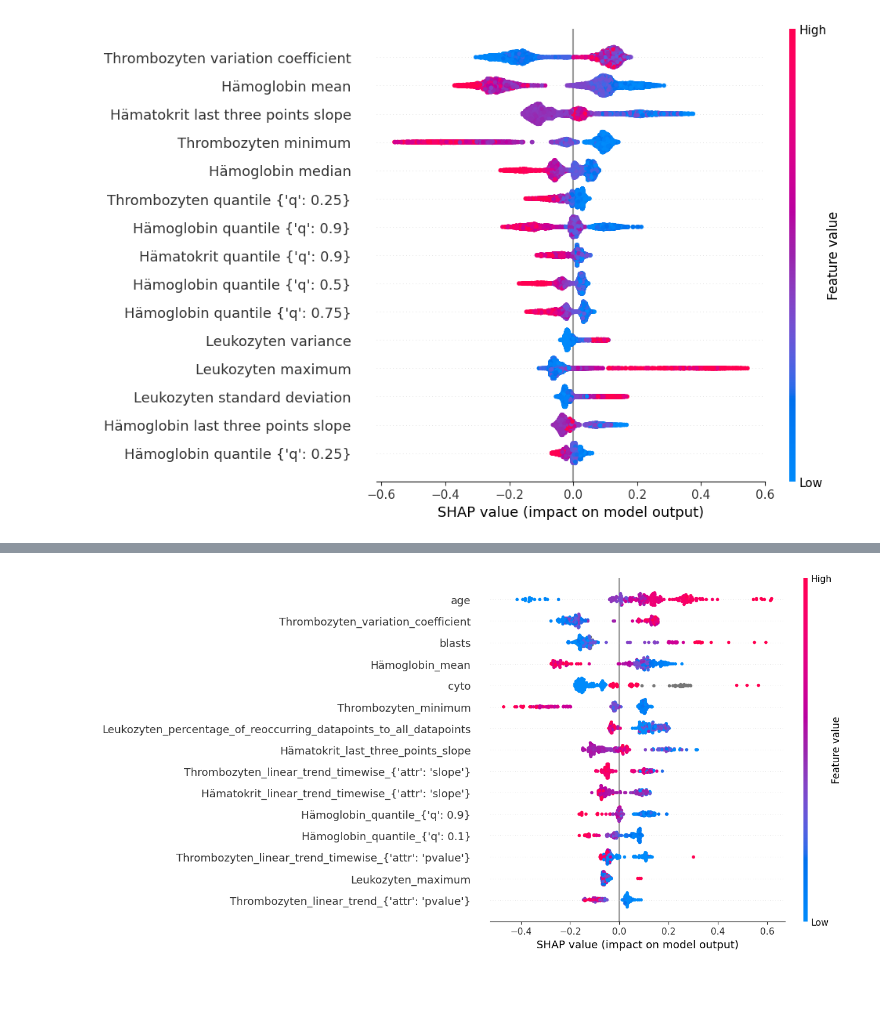
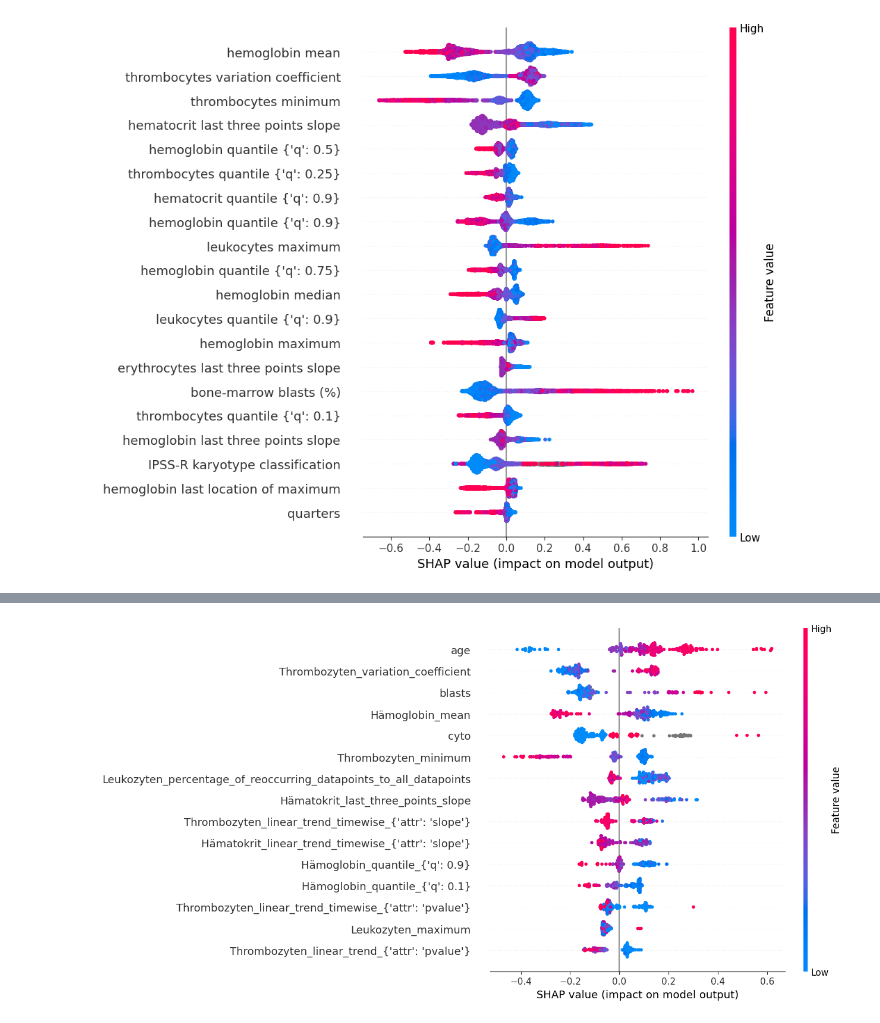
Before and after one commit to dietrichlab-cs/dynamic_one-year_mortality_mds, a Jupyter notebook: static_scripts/feature_importance_analysis.ipynb, the cells around one changed output, grey strips where cells are left out. Saved outputs shown, nothing was run; the diff lists cells and outputs as text; code cells hidden in the pictures; blank space fills up the shorter version.

```diff
--- a/static_scripts/feature_importance_analysis.ipynb
+++ b/static_scripts/feature_importance_analysis.ipynb
@@ -24,6 +24,6 @@ importance_df = pd.DataFrame({
 })
 
 # Sort by gain descending and get top 20 features
-top_features = importance_df.sort_values(by='gain', ascending=False)['feature'].head(15).tolist()
+top_features = importance_df.sort_values(by='gain', ascending=False)['feature'].head(20).tolist()
 top_features
 # %% [output]
@@ -54,24 +59,29 @@ shap_values = explainer.shap_values(dataset)
 # %%
 # get integer indices for your top_features list
 feature_idx = [list(dataset.columns).index(f) for f in top_features]
 feature_names = list(dataset.columns)
 feature_names = [f.replace("_", " ") for f in feature_names]
-feature_names[feature_names.index("blasts")] = "Bone-Marrow Blasts (%)"
-feature_names[feature_names.index("cyto")] = "IPSS Karyotype classification"
+feature_names = [f.replace("Thrombozyten", "thrombocytes")  for f in feature_names]
+feature_names = [f.replace("Hämoglobin", "hemoglobin") for f in feature_names]
+feature_names = [f.replace("Hämatokrit", "hematocrit") for f in feature_names]
+feature_names = [f.replace("Leukozyten", "leukocytes") for f in feature_names]
+feature_names = [f.replace("Erythrozyten", "erythrocytes") for f in feature_names]
+feature_names[feature_names.index("blasts")] = "bone-marrow blasts (%)"
+feature_names[feature_names.index("cyto")] = "IPSS-R karyotype classification"
 
 # Create Explanation on full dataset
 explanation = shap.Explanation(
     values=shap_values,
     base_values=explainer.expected_value,
     data=dataset,
     feature_names=feature_names
 )
 
 # Beeswarm plot of the top-20 most impactful features (auto-ranked)
 shap.plots.beeswarm(explanation, max_display=20, show=False, group_remaining_features=False, order=feature_idx)
 plt.savefig('shap_summary_plot_top_20_feat_imp.svg', format='svg', bbox_inches='tight')
 # %% [output]
-[figure, old version]
+[figure, new version]
 # %%
 # 1. Create a SHAP Explanation object
 explanation = shap.Explanation(
```
Also changed, not shown: parts of 4 cells of this notebook, 23 other files.
